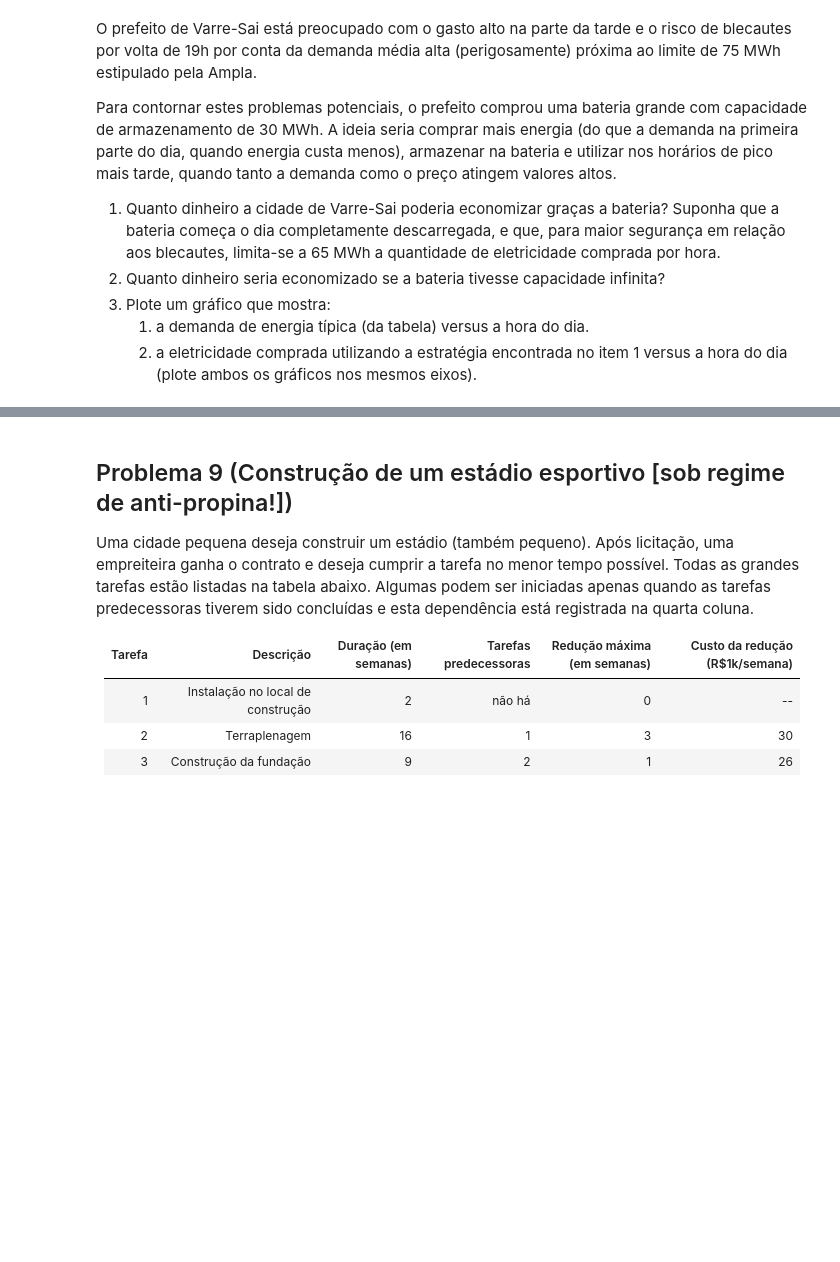
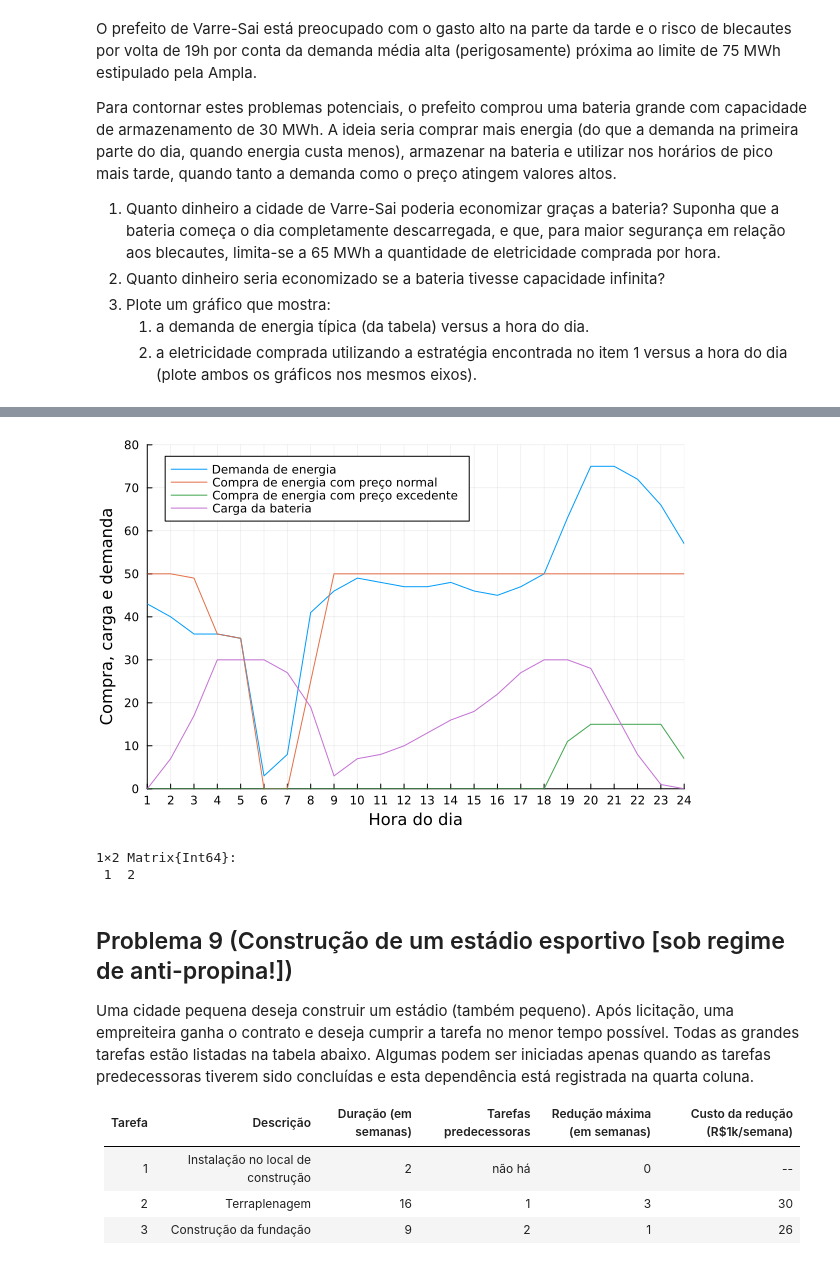
Before and after one commit to html-3/optimization-notebook-julia, a Jupyter notebook: lista1.ipynb, the cells around one changed output, grey strips where cells are left out. Saved outputs shown, nothing was run; the diff lists cells and outputs as text; code cells hidden in the pictures; blank space fills up the shorter version.

```diff
--- a/lista1.ipynb
+++ b/lista1.ipynb
@@ -436,3 +528,29 @@ Custo atual: R$ 149700
+# %%
+# 3) Grafico
+function new_plot()
+  plot(xlabel = "Hora do dia", ylabel = "Compra, carga e demanda",
+      xlims = (1, 24), ylims = (0, 80), # Implicit x1,x2 > 0
+      xticks = 1:1:24,
+      yticks = 0:10:80,
+      legend=:topleft
+      )
+end
+
+p = new_plot()
+
+h = 1:24
+
+plot!(p, 1:24, demanda[1:24], label="Demanda de energia")
+plot!(p, 1:24, JuMP.value.(normal)[1:24], label="Compra de energia com preço normal")
+plot!(p, 1:24, JuMP.value.(excedente)[1:24], label="Compra de energia com preço excedente")
+plot!(p, 1:24, JuMP.value.(bateria)[1:24], label="Carga da bateria")
+# %% [output]
+[figure, added]
+# %%
+a = [1 2]
+# %% [output]
+1×2 Matrix{Int64}:
+ 1  2
 # %% [markdown]
 ## Problema 9 (Construção de um estádio esportivo [sob regime de anti-propina!])
 Uma cidade pequena deseja construir um estádio (também pequeno). Após licitação, uma empreiteira ganha o contrato e deseja cumprir a tarefa no menor tempo possível. Todas as grandes tarefas estão listadas na tabela abaixo. Algumas podem ser iniciadas apenas quando as tarefas predecessoras tiverem sido concluídas e esta dependência está registrada na quarta coluna.
```
Also changed, not shown: parts of 21 cells of this notebook.
